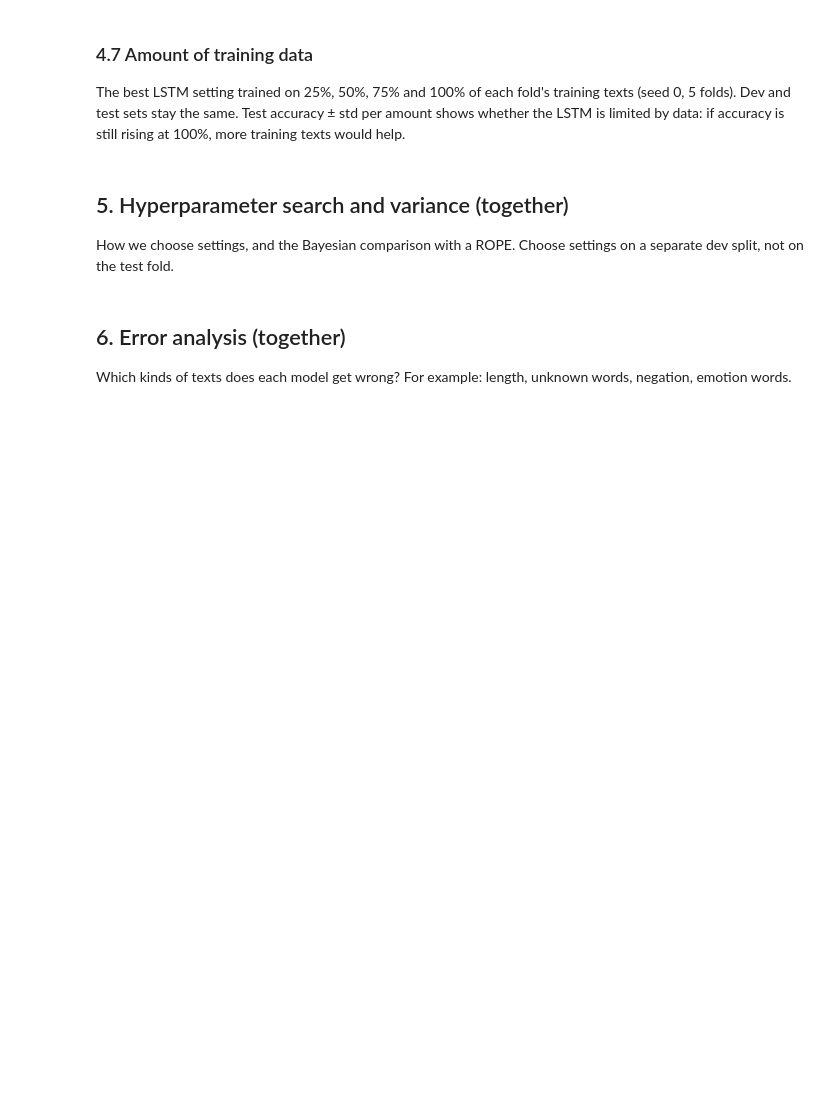
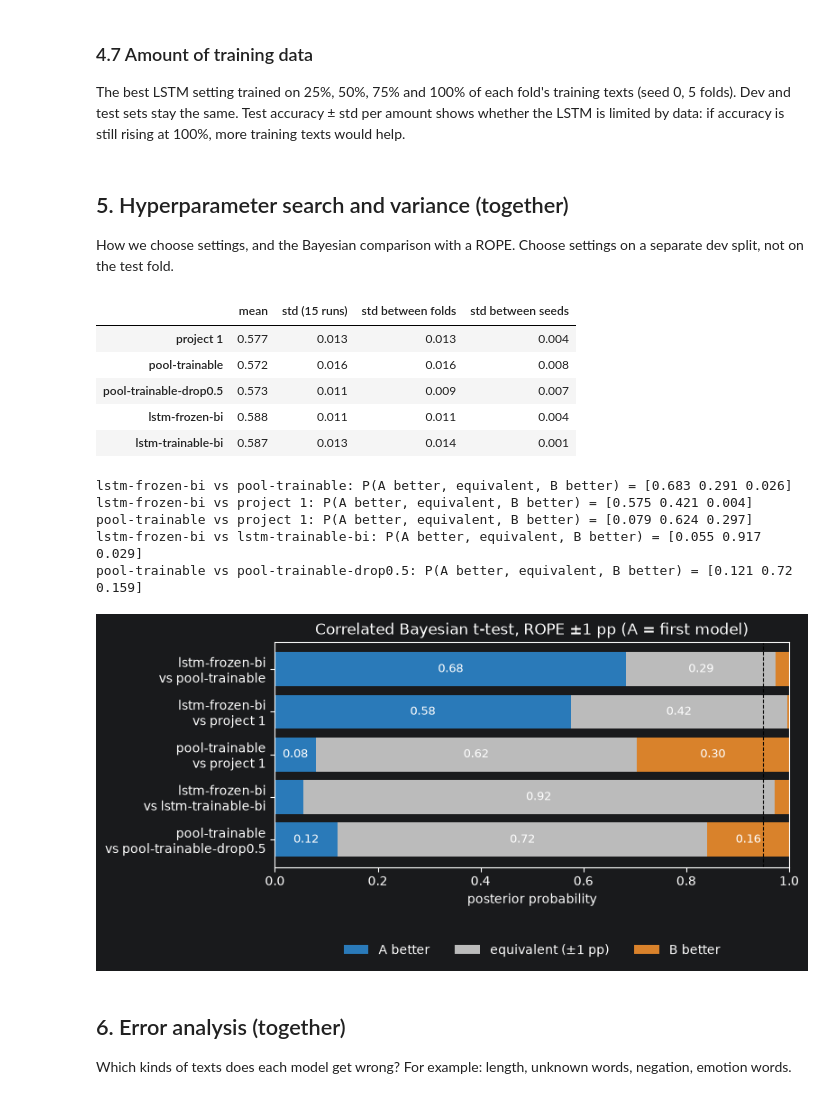
Before and after one commit to brittmerkus/nlp-project, a Jupyter notebook: project2.ipynb, the cells around one changed output. Saved outputs shown, nothing was run; the diff lists cells and outputs as text; code cells hidden in the pictures; blank space fills up the shorter version.

```diff
--- a/project2.ipynb
+++ b/project2.ipynb
@@ -820,6 +820,78 @@ data_curve
 # %% [markdown]
 ## 5. Hyperparameter search and variance (together)
 How we choose settings, and the Bayesian comparison with a ROPE. Choose settings on a separate dev split, not on the test fold.
+# %%
+from scipy import stats
+
+
+def run_accs(d, name=None):
+    """Test acc per (seed, fold)"""
+    d = d if name is None else d[d["architecture"] == name]
+    return d.assign(c=d["y_true"] == d["y_pred"]).groupby(["seed", "fold"])["c"].mean()
+
+
+pool_rank, lstm_rank = summarise(pool_preds).index, summarise(rnn_preds).index  # sorted by dev accuracy
+accs = {"project 1": run_accs(p1),
+        pool_rank[0]: run_accs(pool_preds, pool_rank[0]), pool_rank[1]: run_accs(pool_preds, pool_rank[1]),
+        lstm_rank[0]: run_accs(rnn_preds, lstm_rank[0]), lstm_rank[1]: run_accs(rnn_preds, lstm_rank[1])}
+
+# Variance: spread over all 15 runs, between folds (which texts are tested) and between seeds
+table = pd.DataFrame({name: {"mean": a.mean(), "std (15 runs)": a.std(),
+                             "std between folds": a.unstack("fold").std(axis=1).mean(),
+                             "std between seeds": a.unstack("fold").mean(axis=1).std()}
+                      for name, a in accs.items()}).T.round(3)
+display(table)
+
+
+def bayes_ttest(a, b, rope=0.01, k=num_folds):
+    """Correlated Bayesian t-test -> P(A better), P(equivalent), P(B better)"""
+    d = a - b
+    scale = np.sqrt((1 / len(d) + 1 / (k - 1)) * d.var(ddof=1))  # 1/(k-1): runs share training texts
+    post = stats.t(len(d) - 1, d.mean(), scale)
+    return post.sf(rope), post.cdf(rope) - post.cdf(-rope), post.cdf(-rope)
+
+
+comparisons = [(lstm_rank[0], pool_rank[0]),  # LSTM vs embed-and-pool
+               (lstm_rank[0], "project 1"), (pool_rank[0], "project 1"),
+               (lstm_rank[0], lstm_rank[1]), (pool_rank[0], pool_rank[1])]  # was our choice within each model real?
+for a, b in comparisons:
+    print(f"{a} vs {b}: P(A better, equivalent, B better) = {np.round(bayes_ttest(accs[a], accs[b]), 3)}")
+import matplotlib.pyplot as plt
+
+probs = np.array([bayes_ttest(accs[a], accs[b]) for a, b in comparisons])
+labels = [f"{a}\nvs {b}" for a, b in comparisons]
+
+fig, ax = plt.subplots(figsize=(8, 0.7 * len(comparisons) + 1))
+left = np.zeros(len(comparisons))
+for i, (name, color) in enumerate(
+        [("A better", "#2a7ab9"), ("equivalent (±1 pp)", "#bbbbbb"), ("B better", "#d9822b")]):
+    ax.barh(labels, probs[:, i], left=left, color=color, label=name)
+    for y, (p, l) in enumerate(zip(probs[:, i], left)):
+        if p > 0.06:
+            ax.text(l + p / 2, y, f"{p:.2f}", ha="center", va="center", fontsize=9)
+    left += probs[:, i]
+ax.axvline(0.95, color="black", ls="--", lw=0.8)  # decision threshold for "A better"
+ax.set_xlim(0, 1)
+ax.invert_yaxis()
+ax.set_xlabel("posterior probability")
+ax.set_title("Correlated Bayesian t-test, ROPE ±1 pp (A = first model)")
+ax.legend(loc="lower center", bbox_to_anchor=(0.5, -0.45), ncol=3, frameon=False)
+plt.tight_layout()
+fig.savefig(results_folder / "bayes_comparison.png", dpi=150, bbox_inches="tight")
+plt.show()
+# %% [output]
+|  | mean | std (15 runs) | std between folds | std between seeds |
+| project 1 | 0.577 | 0.013 | 0.013 | 0.004 |
+| pool-trainable | 0.572 | 0.016 | 0.016 | 0.008 |
+| pool-trainable-drop0.5 | 0.573 | 0.011 | 0.009 | 0.007 |
+| lstm-frozen-bi | 0.588 | 0.011 | 0.011 | 0.004 |
+| lstm-trainable-bi | 0.587 | 0.013 | 0.014 | 0.001 |
+lstm-frozen-bi vs pool-trainable: P(A better, equivalent, B better) = [0.683 0.291 0.026]
+lstm-frozen-bi vs project 1: P(A better, equivalent, B better) = [0.575 0.421 0.004]
+pool-trainable vs project 1: P(A better, equivalent, B better) = [0.079 0.624 0.297]
+lstm-frozen-bi vs lstm-trainable-bi: P(A better, equivalent, B better) = [0.055 0.917 0.029]
+pool-trainable vs pool-trainable-drop0.5: P(A better, equivalent, B better) = [0.121 0.72  0.159]
+[figure, added]
 # %% [markdown]
 ## 6. Error analysis (together)
 Which kinds of texts does each model get wrong? For example: length, unknown words, negation, emotion words.
```
